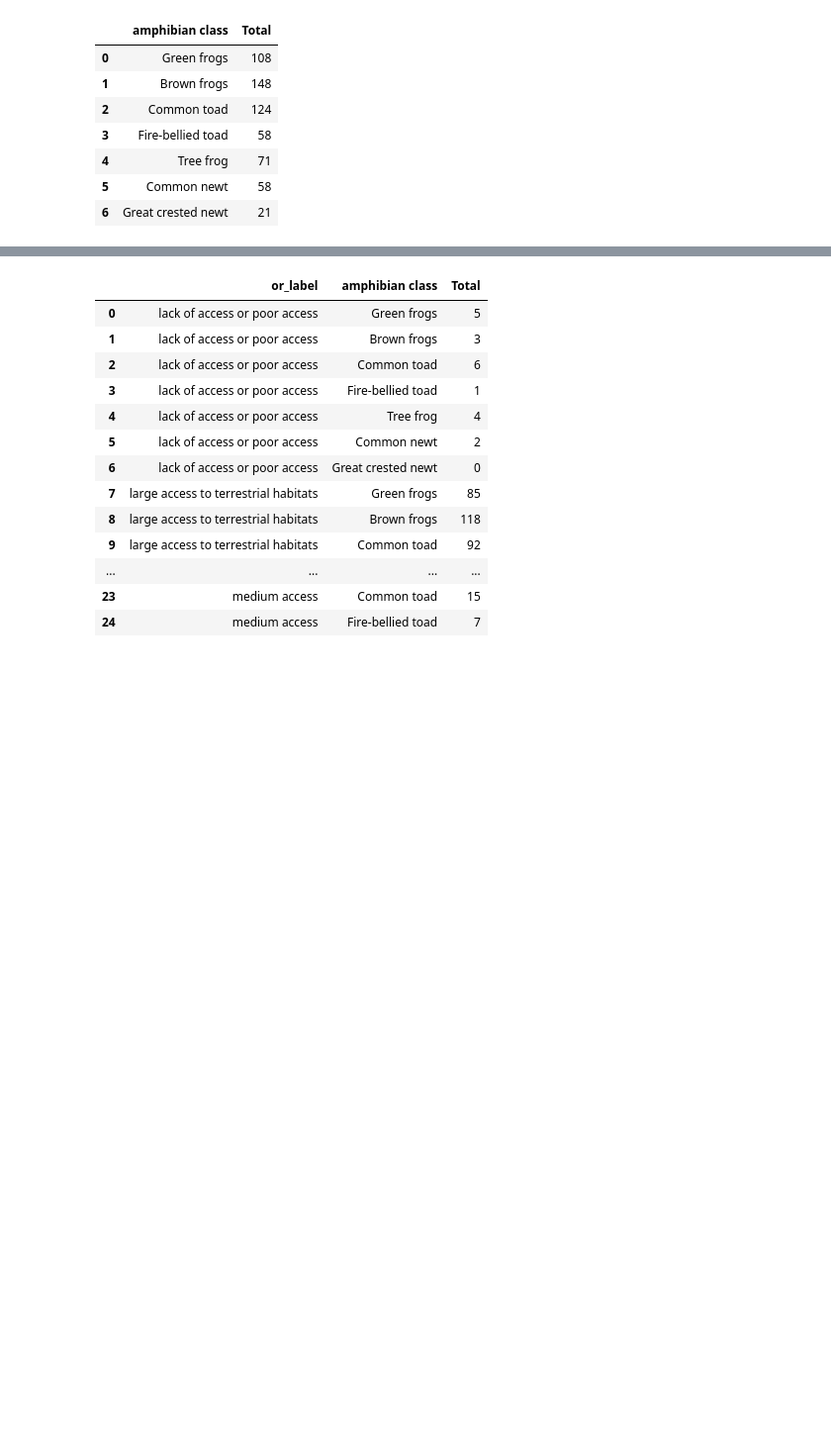
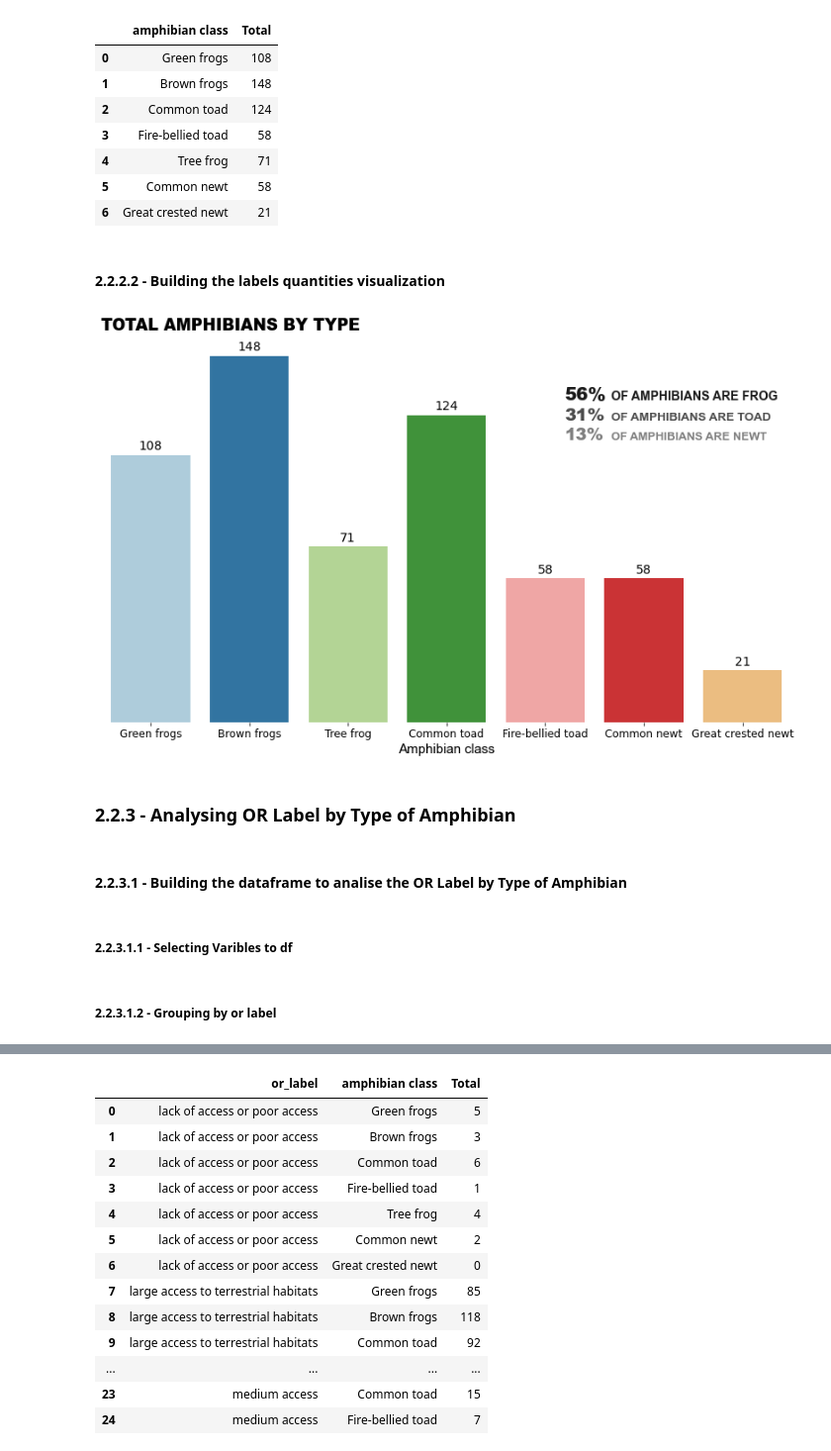
Before and after one commit to Renata-Thomazelli/amphibians, a Jupyter notebook: amphibians-Copy1.ipynb, the cells around one changed output, grey strips where cells are left out. Shown at 99% size. Saved outputs shown, nothing was run; the diff lists cells and outputs as text; code cells hidden in the pictures; blank space fills up the shorter version.

```diff
--- a/amphibians-Copy1.ipynb
+++ b/amphibians-Copy1.ipynb
@@ -429,4 +519,58 @@ amphibians_chart
 | 4 | Tree frog | 71 |
 | 5 | Common newt | 58 |
 | 6 | Great crested newt | 21 |
+# %% [markdown]
+#### 2.2.2.2 - Building the labels quantities visualization
+# %%
+#Let's building a chart
+
+plt.figure(figsize=(14,8))
+
+ax = sns.barplot(data=amphibians_chart,x = "amphibian class", y = "Total", palette = "Paired",order=['Green frogs','Brown frogs','Tree frog','Common toad','Fire-bellied toad','Common newt','Great crested newt'])
+csfont = {'fontname':'Arial'}
+ax.set_title("TOTAL AMPHIBIANS BY TYPE", fontdict = {'fontsize':18,'fontweight':'heavy','fontstretch':'expanded'}, **csfont, loc='left', pad=8.0)
+ax.set_xlabel("Amphibian class",fontdict = {'fontsize':15}, **csfont)
+ax.set_ylabel("Total", fontdict={'fontsize' : 15},**csfont)
+ax.yaxis.set_visible(False)
+ax.spines['top'].set_visible(False)
+ax.spines['right'].set_visible(False)
+ax.spines['bottom'].set_visible(False)
+ax.spines['left'].set_visible(False)
+label_size = 12
+ax.tick_params(labelsize=label_size)
+
+
+rank = ranking(amphibians_chart,'amphibian class','Total','frog','newt',"toad")
+
+altura=130
+color ='0.1'
+fontsize_number = 20
+fontsize_text = 14
+for k,v in rank.items():
+    label_text_perc = f"{v}%"
+    ax.text(x=4.2,y=altura,s=label_text_perc,fontsize=fontsize_number,fontfamily=csfont['fontname'],fontweight='extra bold',color=color)
+    label_text = f"OF AMPHIBIANS ARE {k.upper()}"
+    ax.text(x=4.67,y=altura,s=label_text,fontsize=fontsize_text,fontfamily=csfont['fontname'],fontweight='semibold',color=color, fontvariant='small-caps')
+    altura=altura-8
+    color = str(float(color)+0.2)
+    fontsize_number = fontsize_number-0.5
+    fontsize_text = fontsize_text-0.5
+
+
+
+#Annotate the bars with value
+for p, v in zip(ax.patches, amphibians_chart.set_index('amphibian class').reindex(['Green frogs','Brown frogs','Tree frog','Common toad','Fire-bellied toad','Common newt','Great crested newt']).reset_index()['Total']): #arrumar a ordem
+ height = p.get_height()
+ ax.text(p.get_x() + p.get_width() / 2, height + 1, v,
+ ha='center', va='bottom', fontdict = {'fontsize':14})
+plt.savefig("charts/Bar Plot by type of Amphibians.png",transparent = False,facecolor ="w",bbox_inches ="tight",pad_inches = 1,edgecolor ='w',orientation ='landscape', dpi=300)
+plt.show()
+# %% [output]
+[figure, added]
+# %% [markdown]
+### 2.2.3 - Analysing OR Label by Type of Amphibian
+# %% [markdown]
+#### 2.2.3.1 - Building the dataframe to analise the OR Label by Type of Amphibian
+# %% [markdown]
+##### 2.2.3.1.1 - Selecting Varibles to df
 # %%
@@ -436,4 +581,6 @@ df_or_label[classification_target_list]=df_or_label[classification_target_list].
 
 
 df_or_label = df_or_label[or_labes_and_target_list]
+# %% [markdown]
+##### 2.2.3.1.2 - Grouping by or label
 # %%
```
Also changed, not shown: parts of 97 cells of this notebook, 5 other files.
